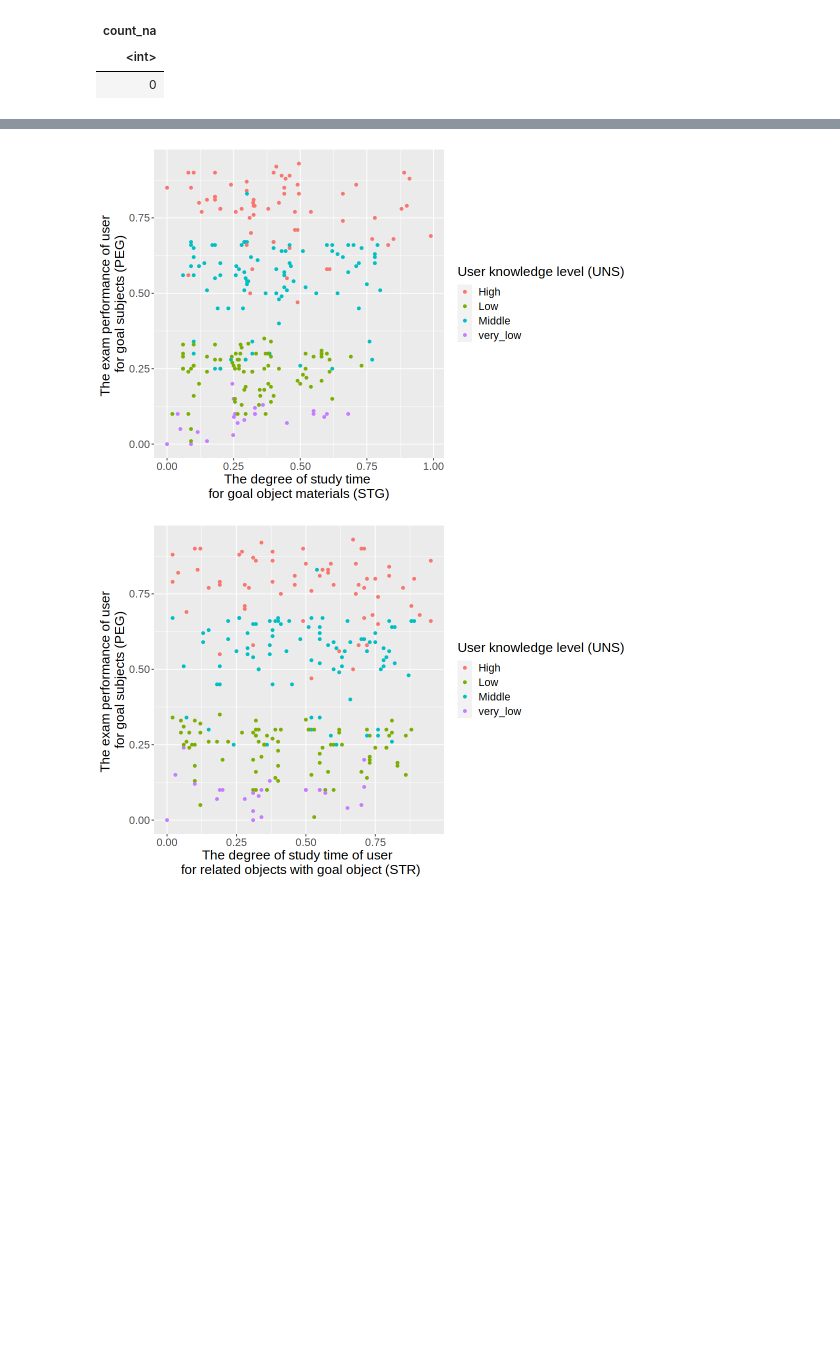
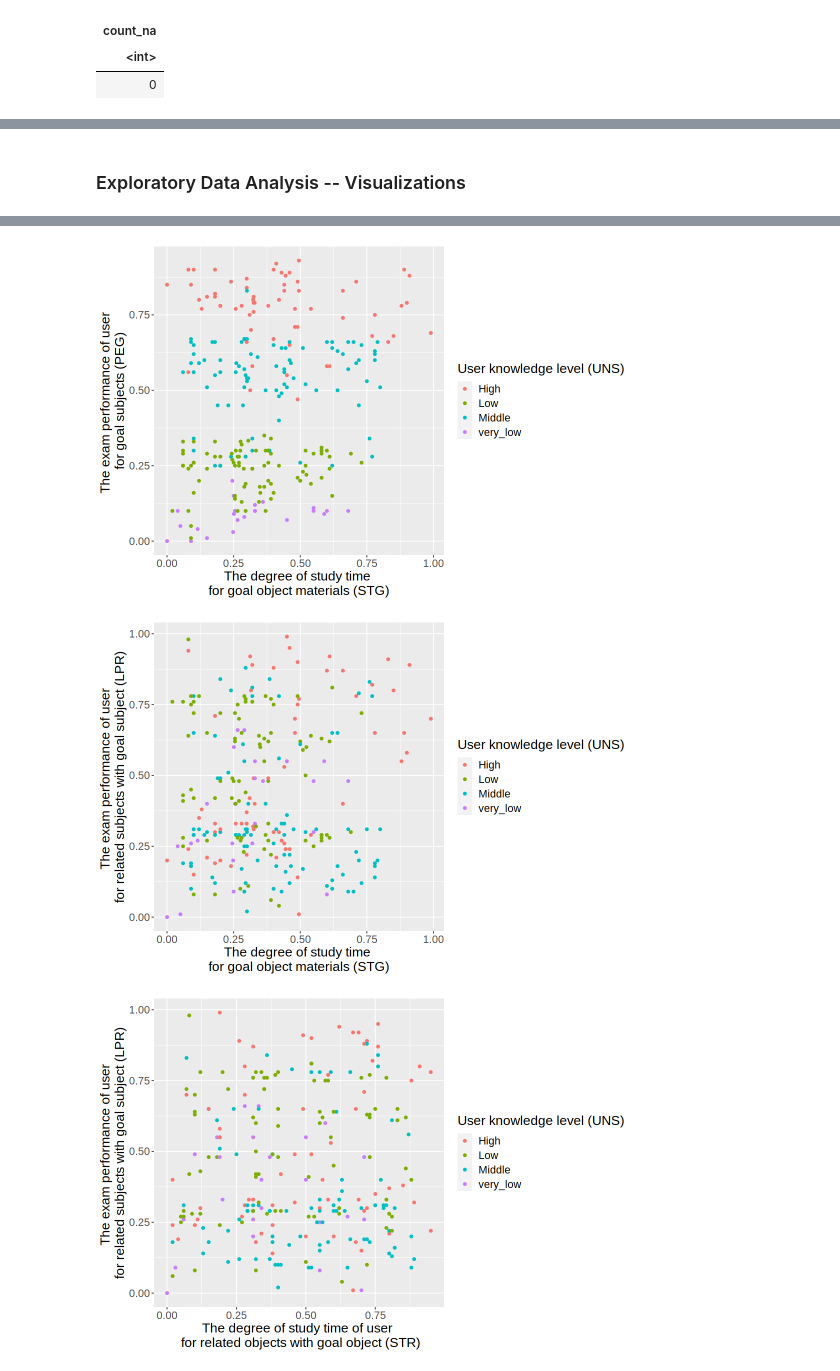
Before and after one commit to thisisyifulin/group_contract, a Jupyter notebook: project_proposal.ipynb, the cells around one changed output, grey strips where cells are left out. Cells and saved outputs as stored; diff of their text form; code cells hidden in the pictures; blank space fills up the shorter version.

```diff
--- a/project_proposal.ipynb
+++ b/project_proposal.ipynb
@@ -128,11 +144,13 @@ A data.frame: 1 × 9
 | <dbl> | <dbl> | <dbl> | <dbl> | <int> | <int> | <int> | <int> | <int> |
 | 0.3711473 | 0.4680039 | 0.4327132 | 0.4585388 | 63 | 83 | 88 | 24 | 0 |
+# %% [markdown]
+### Exploratory Data Analysis -- Visualizations
 # %%
-
-# plot a graph that
+#data visualizations of the distributions of different variables
 
 
 options(repr.plot.width = 9, repr.plot.height = 6)
+
 stg_str_plot <- select_training_data |>
     ggplot(aes(x = STG,
                y = STR,
@@ -152,32 +170,57 @@ stg_peg_plot <- select_training_data |>
              y = "The exam performance of user \nfor goal subjects (PEG)",
             colour = "User knowledge level (UNS)") +
         theme(text = element_text(size = 16))
 
+stg_lpr_plot <- select_training_data |>
+    ggplot(aes(x = STG,
+               y = LPR,
+               colour = UNS)) +
+        geom_point() +
+        labs(x = "The degree of study time \nfor goal object materials (STG)",
+             y = "The exam performance of user \nfor related subjects with goal subject (LPR)",
+            colour = "User knowledge level (UNS)") +
+        theme(text = element_text(size = 16))
+
+str_lpr_plot <- select_training_data |>
+    ggplot(aes(x = STR,
+               y = LPR,
+               colour = UNS)) +
+        geom_point() +
+        labs(x = "The degree of study time of user \n for related objects with goal object (STR)",
+             y = "The exam performance of user \nfor related subjects with goal subject (LPR)",
+            colour = "User knowledge level (UNS)") +
+        theme(text = element_text(size = 16))
+
+
 str_peg_plot <- select_training_data |>
     ggplot(aes(x = STR,
                y = PEG,
                colour = UNS)) +
         geom_point() +
         labs(x = "The degree of study time of user \n for related objects with goal object (STR)",
              y = "The exam performance of user \nfor goal subjects (PEG)",
             colour = "User knowledge level (UNS)") +
         theme(text = element_text(size = 16))
 
+
 lpr_peg_plot <- select_training_data |>
     ggplot(aes(x = LPR,
                y = PEG,
                colour = UNS)) +
         geom_point() +
-        labs(x = "The degree of study time of user \n for related objects with goal object (STR)",
+        labs(x = "The exam performance of user \nfor related subjects with goal subject (LPR)",
              y = "The exam performance of user \nfor goal subjects (PEG)",
             colour = "User knowledge level (UNS)") +
         theme(text = element_text(size = 16))
 
 stg_str_plot
 stg_peg_plot
+stg_lpr_plot
+str_lpr_plot
 str_peg_plot
 lpr_peg_plot
 # %% [output]
 [figure]
 [figure]
-[figure, old version]
+[figure, new version]
+[figure, added]
```
Also changed, not shown: parts of 13 cells of this notebook.
